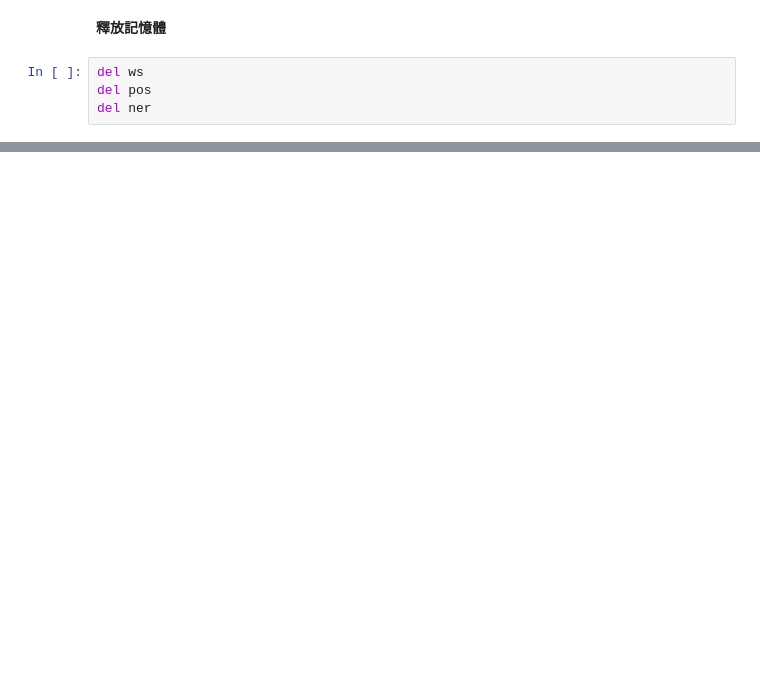
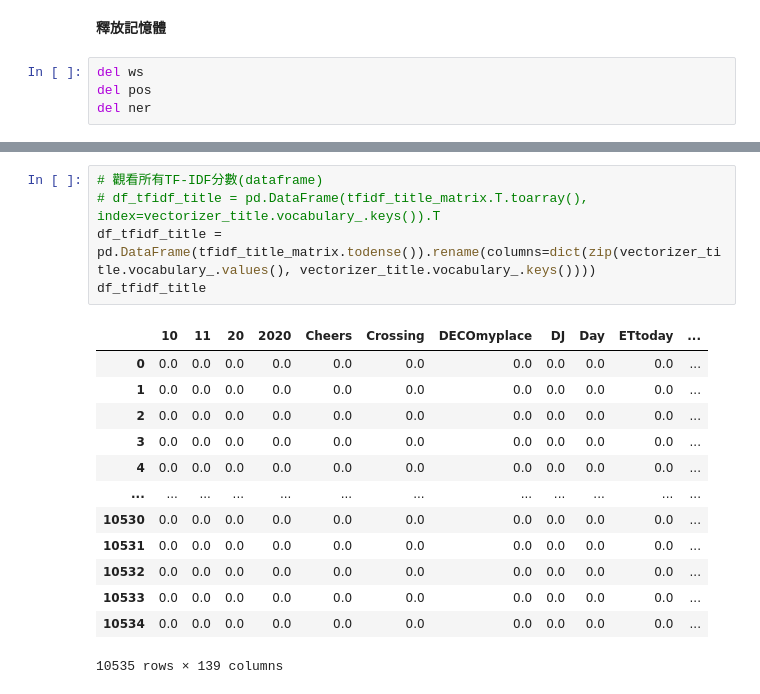
Before and after one commit to FelixYangPersonal/1st-PyCrawlerMarathon, a Jupyter notebook: homework/Day038_040_Independent_Study.ipynb, the cells around one changed output, grey strips where cells are left out. Drawn from its saved outputs; the diff is of its cells as text; blank space fills up the shorter version.

```diff
--- a/homework/Day038_040_Independent_Study.ipynb
+++ b/homework/Day038_040_Independent_Study.ipynb
@@ -1534 +1575,20 @@ df_tfidf
+# %%
+# 觀看所有TF-IDF分數(dataframe)
+# df_tfidf_title = pd.DataFrame(tfidf_title_matrix.T.toarray(), index=vectorizer_title.vocabulary_.keys()).T
+df_tfidf_title = pd.DataFrame(tfidf_title_matrix.todense()).rename(columns=dict(zip(vectorizer_title.vocabulary_.values(), vectorizer_title.vocabulary_.keys())))
+df_tfidf_title
+# %% [output]
+|  | 10 | 11 | 20 | 2020 | Cheers | Crossing | DECOmyplace | DJ | Day | ETtoday | ... |
+| 0 | 0.0 | 0.0 | 0.0 | 0.0 | 0.0 | 0.0 | 0.0 | 0.0 | 0.0 | 0.0 | ... |
+| 1 | 0.0 | 0.0 | 0.0 | 0.0 | 0.0 | 0.0 | 0.0 | 0.0 | 0.0 | 0.0 | ... |
+| 2 | 0.0 | 0.0 | 0.0 | 0.0 | 0.0 | 0.0 | 0.0 | 0.0 | 0.0 | 0.0 | ... |
+| 3 | 0.0 | 0.0 | 0.0 | 0.0 | 0.0 | 0.0 | 0.0 | 0.0 | 0.0 | 0.0 | ... |
+| 4 | 0.0 | 0.0 | 0.0 | 0.0 | 0.0 | 0.0 | 0.0 | 0.0 | 0.0 | 0.0 | ... |
+| ... | ... | ... | ... | ... | ... | ... | ... | ... | ... | ... | ... |
+| 10530 | 0.0 | 0.0 | 0.0 | 0.0 | 0.0 | 0.0 | 0.0 | 0.0 | 0.0 | 0.0 | ... |
+| 10531 | 0.0 | 0.0 | 0.0 | 0.0 | 0.0 | 0.0 | 0.0 | 0.0 | 0.0 | 0.0 | ... |
+| 10532 | 0.0 | 0.0 | 0.0 | 0.0 | 0.0 | 0.0 | 0.0 | 0.0 | 0.0 | 0.0 | ... |
+| 10533 | 0.0 | 0.0 | 0.0 | 0.0 | 0.0 | 0.0 | 0.0 | 0.0 | 0.0 | 0.0 | ... |
+| 10534 | 0.0 | 0.0 | 0.0 | 0.0 | 0.0 | 0.0 | 0.0 | 0.0 | 0.0 | 0.0 | ... |
+10535 rows × 139 columns
 # %%
```
Also changed, not shown: parts of 42 cells of this notebook.
